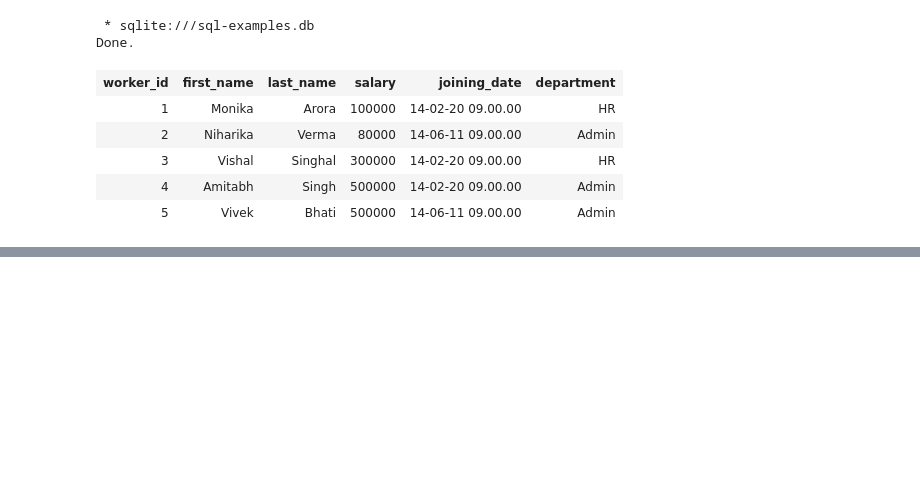
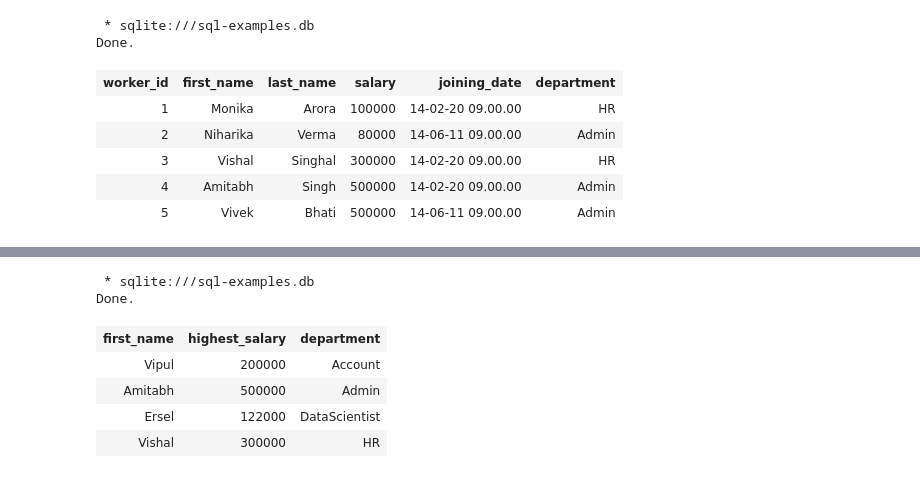
Before and after one commit to mrkizmaz/SQL-Operations, a Jupyter notebook: SQL-50examples.ipynb, the cells around one changed output, grey strips where cells are left out. Saved outputs shown, nothing was run; the diff lists cells and outputs as text; code cells hidden in the pictures; blank space fills up the shorter version.

```diff
--- a/SQL-50examples.ipynb
+++ b/SQL-50examples.ipynb
@@ -963,3 +979,14 @@ Done.
+# %%
+%%sql
+SELECT first_name, MAX(salary) AS highest_salary, department FROM Workers GROUP BY department;
+# %% [output]
+ * sqlite:///sql-examples.db
+Done.
+| first_name | highest_salary | department |
+| Vipul | 200000 | Account |
+| Amitabh | 500000 | Admin |
+| Ersel | 122000 | DataScientist |
+| Vishal | 300000 | HR |
 # %%
 ### Q-46: Write an SQL query to fetch three max salaries from a table.
 # %%
```
Also changed, not shown: parts of 3 cells of this notebook.
